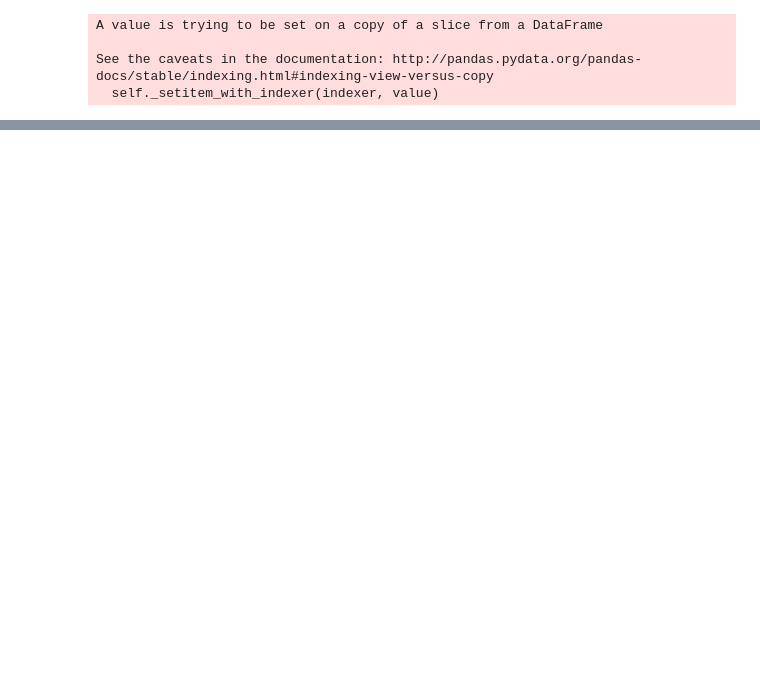
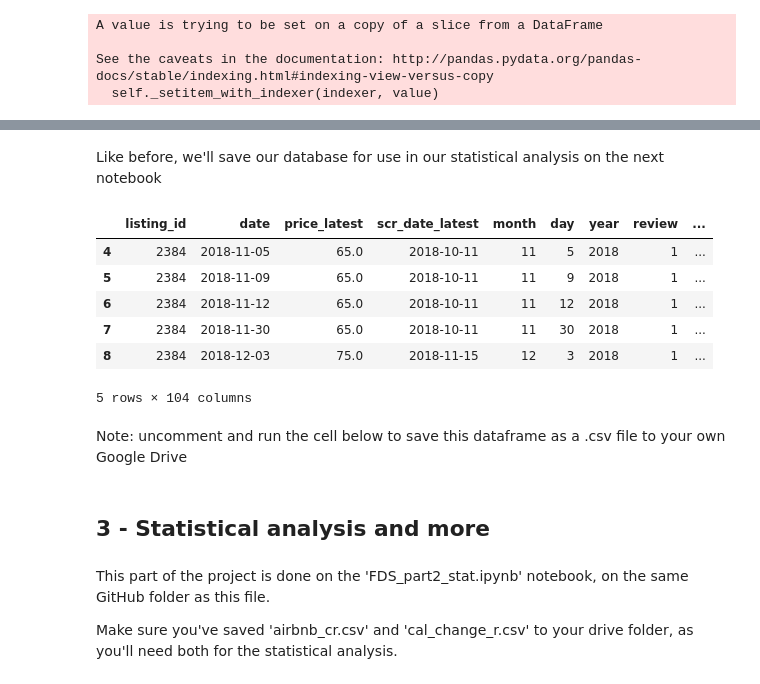
Before and after one commit to NovaisGabriel/DataScienceEMAp_AraujoNovais, a Jupyter notebook: FDS_part1_data.ipynb, the cells around one changed output, grey strips where cells are left out. Cells and saved outputs as stored; diff of their text form; code cells hidden in the pictures; blank space fills up the shorter version.

```diff
--- a/FDS_part1_data.ipynb
+++ b/FDS_part1_data.ipynb
@@ -690,0 +794,26 @@ See the caveats in the documentation: http://pandas.pydata.org/pandas-docs/stabl
+# %%
+cal_change_r=cal_change[cal_change['review']==1]
+cal_change_r_latest=cal_change_r.drop_duplicates(subset=['listing_id','date'],keep='first')
+cal_change_r_latest=cal_change_r_latest.rename(index=str, columns={"price": "price_latest","scr_date": "scr_date_latest"})
+cal_change_r_earliest=cal_change_r.drop_duplicates(subset=['listing_id','date'],keep='last')
+cal_change_r_earliest=cal_change_r_earliest.rename(index=str, columns={"price": "price_earliest","scr_date": "scr_date_earliest"})
+cal_change_r_earliest=cal_change_r_earliest.drop(['month','day','year','review'],axis=1)
+cal_change_r=cal_change_r_latest.merge(cal_change_r_earliest,on=['listing_id','date'])
+cal_change_r=cal_change_r.merge(listings, on='listing_id')
+cal_change_r=cal_change_r.drop(['loc_id'], axis=1)
+cal_change_r=cal_change_r.rename(index=str, columns={"loc_id2": "loc_id"})
+
+cal_change_r['scr_lat_str']=cal_change_r.scr_date_latest.astype('str')
+cal_change_r['scr_lat_m']=cal_change_r.scr_lat_str.apply(lambda x: int(x[5:7]))
+cal_change_r['scr_lat_y']=cal_change_r.scr_lat_str.apply(lambda x: int(x[0:4]))
+cal_change_r['scr_ear_str']=cal_change_r.scr_date_earliest.astype('str')
+cal_change_r['scr_ear_m']=cal_change_r.scr_ear_str.apply(lambda x: int(x[5:7]))
+cal_change_r['scr_ear_y']=cal_change_r.scr_ear_str.apply(lambda x: int(x[0:4]))
+cal_change_r=cal_change_r.drop(['scr_lat_str','scr_ear_str'],axis=1)
+
+cal_change_r=cal_change_r.drop(cal_change_r[(cal_change_r.scr_lat_y==2018) & (cal_change_r.scr_lat_m<7)].index)
+cal_change_r=cal_change_r.drop(cal_change_r[(cal_change_r.scr_ear_y==2018) & (cal_change_r.scr_ear_m<7)].index)
+
+cal_change_r['price_dif']=cal_change_r['price_latest']-cal_change_r['price_earliest']
+
+cal_change_r.head(3)
@@ -690,0 +1555,31 @@ See the caveats in the documentation: http://pandas.pydata.org/pandas-docs/stabl
+# %%
+#Step 4: calculating difference between dates
+cal_change_r['crimes_1km_count_dif']=cal_change_r['crimes_1km_count_lat']-cal_change_r['crimes_1km_count_ear']
+cal_change_r['crimes_2km_count_dif']=cal_change_r['crimes_2km_count_lat']-cal_change_r['crimes_2km_count_ear']
+cal_change_r['crimes_5km_count_dif']=cal_change_r['crimes_5km_count_lat']-cal_change_r['crimes_5km_count_ear']
+
+cal_change_r['homicides_1km_count_dif']=cal_change_r['homicides_1km_count_lat']-cal_change_r['homicides_1km_count_ear']
+cal_change_r['homicides_2km_count_dif']=cal_change_r['homicides_2km_count_lat']-cal_change_r['homicides_2km_count_ear']
+cal_change_r['homicides_5km_count_dif']=cal_change_r['homicides_5km_count_lat']-cal_change_r['homicides_5km_count_ear']
+
+cal_change_r['stealing_1km_count_dif']=cal_change_r['stealing_1km_count_lat']-cal_change_r['stealing_1km_count_ear']
+cal_change_r['stealing_2km_count_dif']=cal_change_r['stealing_2km_count_lat']-cal_change_r['stealing_2km_count_ear']
+cal_change_r['stealing_5km_count_dif']=cal_change_r['stealing_5km_count_lat']-cal_change_r['stealing_5km_count_ear']
+
+cal_change_r['violence_1km_count_dif']=cal_change_r['violence_1km_count_lat']-cal_change_r['violence_1km_count_ear']
+cal_change_r['violence_2km_count_dif']=cal_change_r['violence_2km_count_lat']-cal_change_r['violence_2km_count_ear']
+cal_change_r['violence_5km_count_dif']=cal_change_r['violence_5km_count_lat']-cal_change_r['violence_5km_count_ear']
+# %% [markdown]
+Like before, we'll save our database for use in our statistical analysis on the next notebook
+# %%
+cal_change_r.head()
+# %% [output]
+|  | listing_id | date | price_latest | scr_date_latest | month | day | year | review | ... |
+| 4 | 2384 | 2018-11-05 | 65.0 | 2018-10-11 | 11 | 5 | 2018 | 1 | ... |
+| 5 | 2384 | 2018-11-09 | 65.0 | 2018-10-11 | 11 | 9 | 2018 | 1 | ... |
+| 6 | 2384 | 2018-11-12 | 65.0 | 2018-10-11 | 11 | 12 | 2018 | 1 | ... |
+| 7 | 2384 | 2018-11-30 | 65.0 | 2018-10-11 | 11 | 30 | 2018 | 1 | ... |
+| 8 | 2384 | 2018-12-03 | 75.0 | 2018-11-15 | 12 | 3 | 2018 | 1 | ... |
+5 rows × 104 columns
+# %% [markdown]
+Note: uncomment and run the cell below to save this dataframe as a .csv file to your own Google Drive
@@ -690,0 +1589,6 @@ See the caveats in the documentation: http://pandas.pydata.org/pandas-docs/stabl
+# %% [markdown]
+## 3 - Statistical analysis and more
+# %% [markdown]
+This part of the project is done on the 'FDS_part2_stat.ipynb' notebook, on the same GitHub folder as this file.
+
+Make sure you've saved 'airbnb_cr.csv' and 'cal_change_r.csv' to your drive folder, as you'll need both for the statistical analysis.
```
Also changed, not shown: parts of 87 cells of this notebook.
